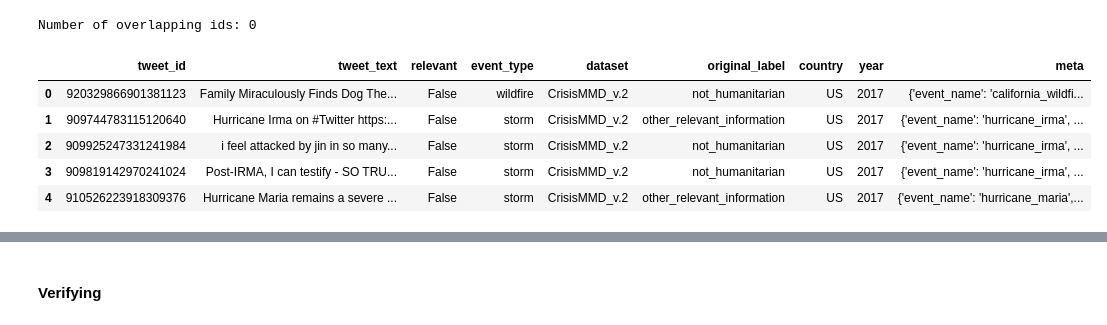
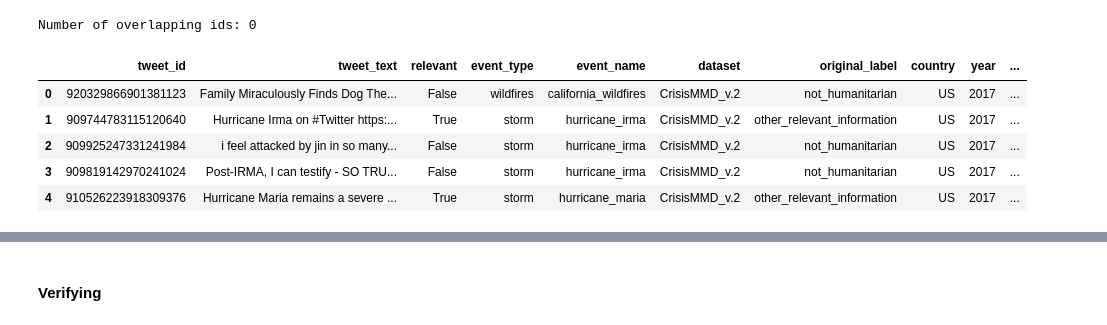
Before and after one commit to dhnhut/disaster-tweets, a Jupyter notebook: notebooks/0_dataset_CrisisMMD_v2.ipynb, the cells around one changed output, grey strips where cells are left out. Cells and saved outputs as stored; diff of their text form; code cells hidden in the pictures.

Commit message:
Unify datasets to one

```diff
--- a/notebooks/0_dataset_CrisisMMD_v2.ipynb
+++ b/notebooks/0_dataset_CrisisMMD_v2.ipynb
@@ -88,8 +88,7 @@ df.head()
 metadata = {
     'hurricane_maria':{
         "country": "US",
-        "event_type": " storm",
-
+        "event_type": "storm",
     },
     'hurricane_harvey':{
         "country": "US",
@@ -101,7 +100,7 @@ metadata = {
     },
     'california_wildfires':{
         "country": "US",
-        "event_type": "wildfire",
+        "event_type": "wildfires",
     },
     'mexico_earthquake':{
         "country": "Mexico",
@@ -133,7 +132,7 @@ for file in all_files:
         })
 
     df.drop(
-        columns=['event_name', 'label_text', 'label_image', 'label_text_image', 'image_id', 'image'],
+        columns=['label_text', 'label_image', 'label_text_image', 'image_id', 'image'],
         inplace=True)
     dfs.append(df)
 
@@ -180,17 +178,17 @@ print(f'Number of overlapping ids: {len(overlap_ids)}')
 # %% [output]
 Number of overlapping ids: 0
 # %%
-df_agree['relevant'] = df_agree['label'].apply(lambda x: True if x == 'relevant' else False)
+df_agree['relevant'] = df_agree['label'].apply(lambda x: False if x in ['not_humanitarian', 'not_informative'] else True)
 df_agree.rename(columns={'label': 'original_label'}, inplace=True)
 df_agree = df_agree[dataset_settings.dataset_extended_cols]
 df_agree.head()
 # %% [output]
-|  | tweet_id | tweet_text | relevant | event_type | dataset | original_label | country | year | meta |
-| 0 | 920329866901381123 | Family Miraculously Finds Dog The... | False | wildfire | CrisisMMD_v.2 | not_humanitarian | US | 2017 | {'event_name': 'california_wildfi... |
-| 1 | 909744783115120640 | Hurricane Irma on #Twitter https:... | False | storm | CrisisMMD_v.2 | other_relevant_information | US | 2017 | {'event_name': 'hurricane_irma', ... |
-| 2 | 909925247331241984 | i feel attacked by jin in so many... | False | storm | CrisisMMD_v.2 | not_humanitarian | US | 2017 | {'event_name': 'hurricane_irma', ... |
-| 3 | 909819142970241024 | Post-IRMA, I can testify - SO TRU... | False | storm | CrisisMMD_v.2 | not_humanitarian | US | 2017 | {'event_name': 'hurricane_irma', ... |
-| 4 | 910526223918309376 | Hurricane Maria remains a severe ... | False | storm | CrisisMMD_v.2 | other_relevant_information | US | 2017 | {'event_name': 'hurricane_maria',... |
+|  | tweet_id | tweet_text | relevant | event_type | event_name | dataset | original_label | country | year | ... |
+| 0 | 920329866901381123 | Family Miraculously Finds Dog The... | False | wildfires | california_wildfires | CrisisMMD_v.2 | not_humanitarian | US | 2017 | ... |
+| 1 | 909744783115120640 | Hurricane Irma on #Twitter https:... | True | storm | hurricane_irma | CrisisMMD_v.2 | other_relevant_information | US | 2017 | ... |
+| 2 | 909925247331241984 | i feel attacked by jin in so many... | False | storm | hurricane_irma | CrisisMMD_v.2 | not_humanitarian | US | 2017 | ... |
+| 3 | 909819142970241024 | Post-IRMA, I can testify - SO TRU... | False | storm | hurricane_irma | CrisisMMD_v.2 | not_humanitarian | US | 2017 | ... |
+| 4 | 910526223918309376 | Hurricane Maria remains a severe ... | True | storm | hurricane_maria | CrisisMMD_v.2 | other_relevant_information | US | 2017 | ... |
 # %%
 df_agree# TODO: Clean for duplicates in the 'tweet_text' column.
 print(f"Number of duplicate tweets: {df_agree['tweet_text'].duplicated().sum()}")
```
Also changed, not shown: parts of 10 cells of this notebook, 11 other files.
